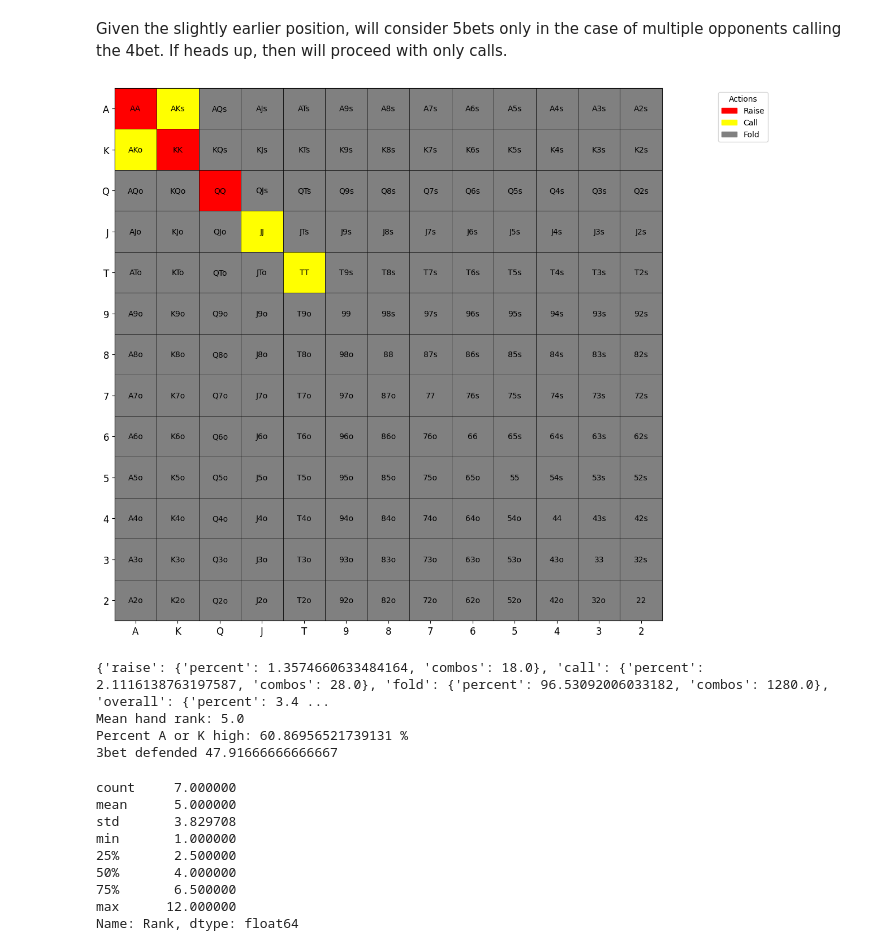
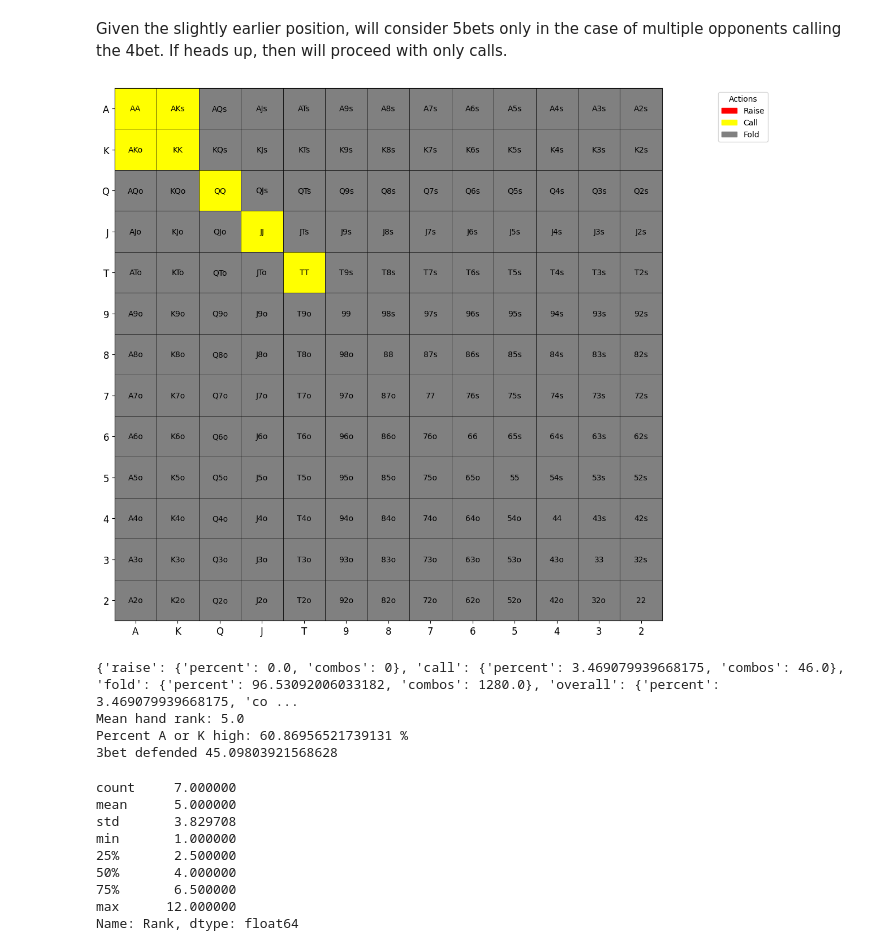
Before and after one commit to KunaalAgarwal/poker_analysis, a Jupyter notebook: src/mp1_ranges.ipynb, the cells around one changed output. Saved outputs shown, nothing was run; the diff lists cells and outputs as text; code cells hidden in the pictures.

```diff
--- a/src/mp1_ranges.ipynb
+++ b/src/mp1_ranges.ipynb
@@ -245,8 +245,8 @@ open_response_range = {
     "JJ": {"raise": 1.0, "call": 0.0},
     "TT": {"raise": 1.0, "call": 0.0},
     "99": {"raise": 1.0, "call": 0.0},
-    "88": {"raise": 0.0, "call": 2/3},
-    "77": {"raise": 0.0, "call": 1/3},
+    "88": {"raise": 1/6, "call": 2/3},
+    "77": {"raise": 1/6, "call": 1/3},
     "66": {"raise": 0.0, "call": 0.0},
     "55": {"raise": 0.0, "call": 0.0},
     "44": {"raise": 0.0, "call": 0.0},
@@ -270,13 +270,13 @@ open_response_range = {
     "AKo": {"raise": 1.0, "call": 0.0},
     "AQo": {"raise": 1.0, "call": 0.0},
     "AJo": {"raise": 0.5, "call": 0.5},
-    "ATo": {"raise": 0.0, "call": 0.5}, # depends how tight UTG is, A10o pretty good in position if goes heads up
+    "ATo": {"raise": 0.0, "call": 0.0}, # depends how tight UTG is, A10o pretty good in position if goes heads up
     "A9o": {"raise": 0.0, "call": 0.0},
     "A8o": {"raise": 0.0, "call": 0.0},
 
     "KQs": {"raise": 1.0, "call": 0.0},
     "KJs": {"raise": 0.5, "call": 0.5},
-    "KTs": {"raise": 0.0, "call": 1/3}, # can call sometimes, raise is a bit to mergy and is always a fold to 4bet
+    "KTs": {"raise": 0.0, "call": 0.0}, # can call sometimes, raise is a bit to mergy and is always a fold to 4bet
     "K9s": {"raise": 0.0, "call": 0.0},
     "K8s": {"raise": 0.0, "call": 0.0},
 
@@ -301,10 +301,10 @@ open_response_range = {
     "T9s": {"raise": 0.5, "call": 0.5}, # can use as 3bet bluff for unblocking middling pairs and good playability in position of UTG
     "T8s": {"raise": 0.0, "call": 0.0},
 
-    "98s": {"raise": 0.0, "call": 1/3}, # call at low frequency as would always fold to 4bet
+    "98s": {"raise": 0.5, "call": 0.5}, # call at low frequency as would always fold to 4bet
     "97s": {"raise": 0.0, "call": 0.0},
 
-    "87s": {"raise": 0.0, "call": 0.0},
+    "87s": {"raise": 0.5, "call": 0.5},
     "86s": {"raise": 0.0, "call": 0.0},
 
     "76s": {"raise": 0.0, "call": 0.0},
@@ -354,9 +354,9 @@ Given the slightly earlier position, will consider 5bets only in the case of mul
 # %%
 response_4bet_range = {
     # Pairs
-    "AA": {"raise": 1.0, "call": 0.0},
-    "KK": {"raise": 1.0, "call": 0.0},
-    "QQ": {"raise": 1.0, "call": 0.0},
+    "AA": {"raise": 0.0, "call": 1.0},
+    "KK": {"raise": 0.0, "call": 1.0},
+    "QQ": {"raise": 0.0, "call": 1.0},
     "JJ": {"raise": 0, "call": 1.0},
     "TT": {"raise": 0, "call": 1.0},
     "99": {"raise": 0, "call": 0.0},
@@ -369,38 +369,38 @@ response_4bet_range = {
 
     "AKo": {"raise": 0.0, "call": 1.0},
     "AQo": {"raise": 0.0, "call": 0.0},
     "AJo": {"raise": 0.0, "call": 0.0},
     "ATo": {"raise": 0.0, "call": 0.0},
 
     "KQs": {"raise": 0.0, "call": 0.0},
     "KJs": {"raise": 0.0, "call": 0.0},
 
     "KQo": {"raise": 0.0, "call": 0.0},
 
     "QJs": {"raise": 0.0, "call": 0.0},
     "JTs": {"raise": 0.0, "call": 0.0},
 }
 
 response_4bet = range_construction.generate_range(response_4bet_range, '../ranges/mp1_ranges/mp1_4!response')
 response_4bet_distribution = range_construction.range_hand_distribution(response_4bet_range)
 response_4bet_percent_by_actions = range_construction.range_percent_by_all_actions(response_4bet_range)
 response_4bet_mean_hand_rank = range_construction.average_range_rank(response_4bet_range)
 
 print(response_4bet_percent_by_actions)
 print(f'Mean hand rank: {response_4bet_mean_hand_rank}')
 print(f'Percent A or K high: {range_construction.percent_range_high_card(response_4bet_range)} %')
 
 defended_3bet = 100*(response_4bet_percent_by_actions['overall']['combos'] / open_response_percent_by_actions['raise']['combos'])
 print(f'3bet defended {defended_3bet}')
 
 response_4bet_distribution[1].to_csv('../ranges/mp1_ranges/mp1_response_4bet_distribution.csv')
 response_4bet_distribution[0]
 # %% [output]
-[figure, old version]
+[figure, new version]
-{'raise': {'percent': 1.3574660633484164, 'combos': 18.0}, 'call': {'percent': 2.1116138763197587, 'combos': 28.0}, 'fold': {'percent': 96.53092006033182, 'combos': 1280.0}, 'overall': {'percent': 3.4 ...
+{'raise': {'percent': 0.0, 'combos': 0}, 'call': {'percent': 3.469079939668175, 'combos': 46.0}, 'fold': {'percent': 96.53092006033182, 'combos': 1280.0}, 'overall': {'percent': 3.469079939668175, 'co ...
 Mean hand rank: 5.0
 Percent A or K high: 60.86956521739131 %
-3bet defended 47.91666666666667
+3bet defended 45.09803921568628
 count     7.000000
 mean      5.000000
 std       3.829708
```
Also changed, not shown: parts of 3 cells of this notebook, 9 other files.
